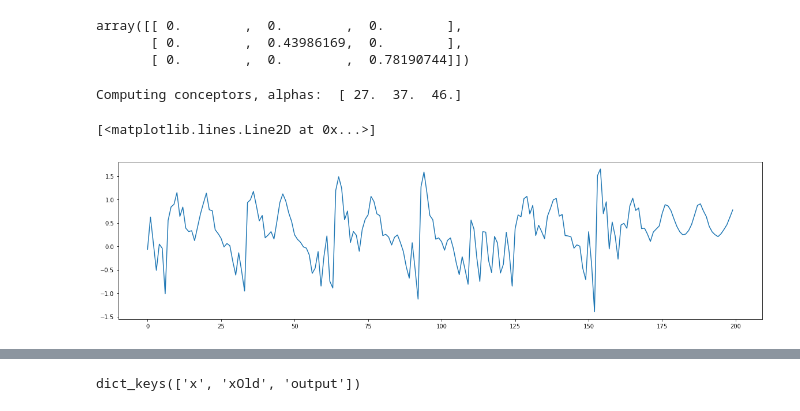
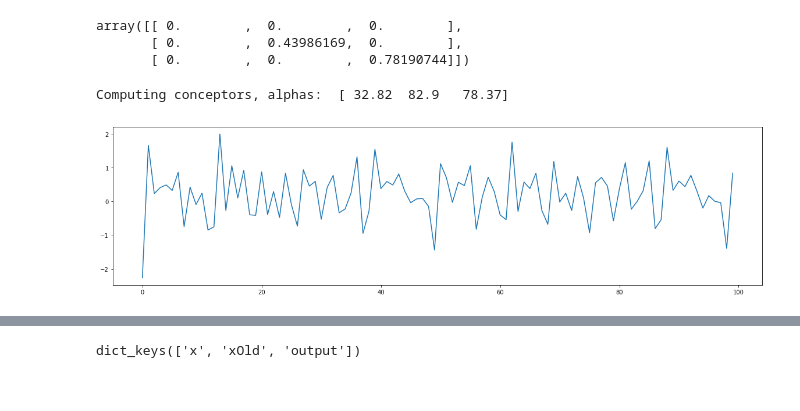
Before and after one commit to chriskiefer/chrysalisConceptors, a Jupyter notebook: Conceptor Patterns 3 CK.ipynb, the cells around one changed output, grey strips where cells are left out. Saved outputs shown, nothing was run; the diff lists cells and outputs as text; code cells hidden in the pictures.

```diff
--- a/Conceptor Patterns 3 CK.ipynb
+++ b/Conceptor Patterns 3 CK.ipynb
@@ -53,4 +43,6 @@ plot(makeRandomWalk2(25))
 # %%
+#lambda functions for pattern generation
+
 figsize(20,4)
 # pSaw = lambda n: (round(n % waveLengthSamples) / waveLengthSamples * 2) - 1.0
 # plot([pSaw(x) for x in arange(300)])
@@ -81,7 +73,7 @@ pJ2 = lambda n: rp[mod(n, period2 )]
 # #pTri = lambda n,p: (n % (p/2))
 # plot([pTri(x,10) for x in arange(100)])
 
-patternLength = 25
+patternLength = 24
 p_rw1 = makeRandomWalk(int(patternLength / 2))
 p_rw2 = makeRandomWalk(patternLength)
 p_rw3 = makeRandomWalk(patternLength)
@@ -96,4 +88,5 @@ plot([pLoop(x,p_rw3) for x in arange(100)])
 # %%
+#create a random reservoir and load it with patterns using Jaeger's method
 
 def makeLoadedNetwork_v2(p):
     Netconnectivity = 1
@@ -168,8 +161,6 @@ def makeLoadedNetwork_v2(p):
     return locals()
 
 
-# #     figure(fig+1)
-# #     plot(np.mean(W.dot(allTrainOldArgs).T, axis=1))
 
 def computeConceptors(p, net, alphas):
     print('Computing conceptors, alphas: ', alphas)
@@ -197,7 +188,6 @@ def plotConceptorPatterns(p, cNet, subr, suboff, recallTestLength):
             xOld = x
             Wtarget = (cNet['net']['W'].dot(x))
             x = ((1.0-p['LR']) * xOld) + (p['LR'] * tanh(Wtarget + cNet['net']['Wbias']))
-#             x = np.tanh(cNet['net']['W'].dot(x) + cNet['net']['Wbias']).dot(1.0 - p['leakRate']) + (xPrev.dot(p['leakRate'] ))
             x = C.dot(x)
             xPrev = x
             if (n > p['washoutLength']):
@@ -211,15 +201,15 @@ def plotConceptorPatterns(p, cNet, subr, suboff, recallTestLength):
 
 
 
-params = {'N':300, 'NetSR':0.99, 'NetinpScaling':1,'BiasScaling':0.5,'TychonovAlpha':0.0001,
+params = {'N':100, 'NetSR':0.99, 'NetinpScaling':1,'BiasScaling':0.5,'TychonovAlpha':0.0001,
          'washoutLength':patternLength * 10, 'learnLength':patternLength * 10, 'TychonovAlphaReadout':0.0001,
-          'LR': 0.8,
+          'LR': 0.9,
           'patts':np.array([lambda x:pLoop(x,p_rw1), lambda x: pLoop(x,p_rw2), lambda x:pLoop(x,p_rw3)])
 #           'patts':np.array([lambda x:pLoop(x,p_rw1), lambda x: pLoop(x,p_rw2)])
 #          'patts':np.array([pJ1, pJ2])
          }
 
-# makeLoadedNetwork_v2(params)
+
 
 sampleSize = 40
 loadedNets = np.zeros(sampleSize, dtype=np.object)
@@ -264,32 +254,37 @@ array([[ 0.        ,  0.        ,  0.        ],
        [ 0.        ,  0.        ,  0.78190744]])
 # %%
 #run a network
-cnet2 = computeConceptors(params, loadedNets[bestNetwork], np.array([27.0, 37.0, 46.0]))
+cnet2 = computeConceptors(params, loadedNets[bestNetwork], np.array([32.82, 82.9, 78.37]))
 figsize(20,5)
-runLength = 200
-output = np.zeros(runLength)
-x = 0.5 * np.random.rand(cnet2['p']['N'],1)
-for n in range(runLength):
-    pos = ((n / runLength * 2) - 1.0) * 1
-#     C = (cnet2['Cs'][0,0].dot(pos)) + (cnet2['Cs'][0,1].dot((1.0-pos)))
-#    C = (net['Cs'][0,0] * 0.5) + (net['Cs'][0,1] * 0.5)
-    C = cnet2['Cs'][0,2]
-    Wsr = cnet2['net']['W'].dot(1.0)
+runLength = 100
 
-    for i_oversample in range(1):
-        Wtarget = Wsr.dot(x)
-        xOld = x
-        x = ((1.0-cnet2['p']['LR']) * xOld) + (cnet2['p']['LR'] * tanh(Wtarget + cnet2['net']['Wbias']))
-#         x = np.tanh(Wsr.dot(x) + cnet2['net']['Wbias'])
-        x = C.dot(x)
-    #x_CTestPL[:,n-p['washoutLength'],i_pattern] = x[0:3].T
-    output[n] = cnet2['net']['Wout'].dot(np.concatenate((x[:,0], np.array([1]))))
+cnet2['net']['p']['LR'] = 1
+def runNetwork():
+    output = np.zeros(runLength)
+    x = 0.5 * np.random.rand(cnet2['p']['N'],1)
+    for n in range(runLength):
+        pos = ((n / runLength * 2) - 1.0) * 2
+#         C = (cnet2['Cs'][0,0].dot(pos)) + (cnet2['Cs'][0,2].dot((1.0-pos)))
+    #    C = (net['Cs'][0,0] * 0.5) + (net['Cs'][0,1] * 0.5)
+        C = cnet2['Cs'][0,0]
+        Wsr = cnet2['net']['W'].dot(1)
 
-plot(output)
+        for i_oversample in range(1):
+            Wtarget = Wsr.dot(x)
+            xOld = x
+            x = ((1.0-cnet2['p']['LR']) * xOld) + (cnet2['p']['LR'] * tanh(Wtarget + cnet2['net']['Wbias']))
+    #         x = np.tanh(Wsr.dot(x) + cnet2['net']['Wbias'])
+            x = C.dot(x)
+        #x_CTestPL[:,n-p['washoutLength'],i_pattern] = x[0:3].T
+        output[n] = cnet2['net']['Wout'].dot(np.concatenate((x[:,0], np.array([1]))))
+
+    plot(output)
+
+runNetwork()
+# runNetwork()
 # %% [output]
-Computing conceptors, alphas:  [ 27.  37.  46.]
+Computing conceptors, alphas:  [ 32.82  82.9   78.37]
-[<matplotlib.lines.Line2D at 0x...>]
-[figure, old version]
+[figure, new version]
 # %%
 import datetime
 str(datetime.datetime.timestamp(datetime.datetime.now()))
```
Also changed, not shown: parts of 4 cells of this notebook, 2 other files.
